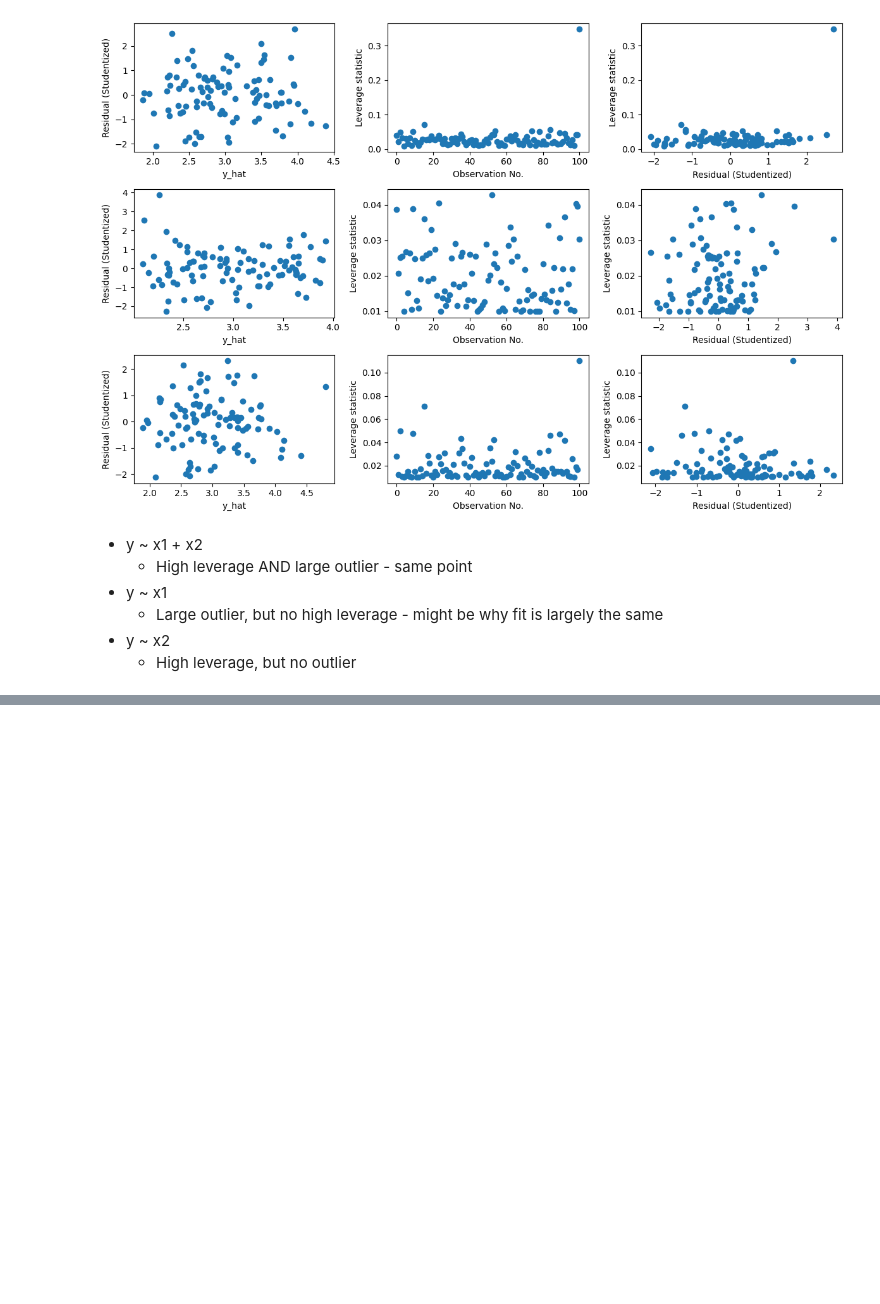
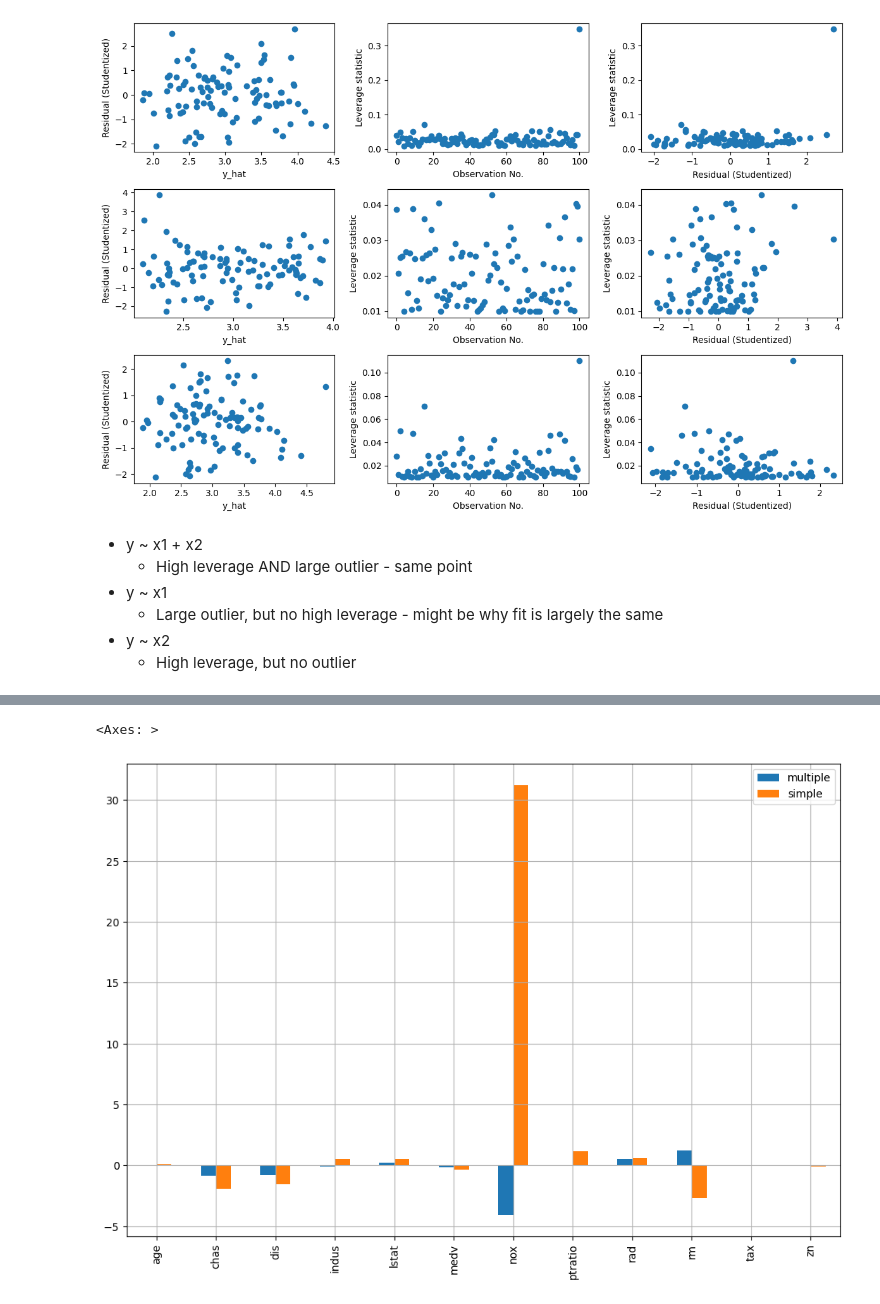
Before and after one commit to uggi121/ISLP_labs_applied, a Jupyter notebook: exercises_applied/Ch3.ipynb, the cells around one changed output, grey strips where cells are left out. Drawn from its saved outputs; the diff is of its cells as text; code cells hidden in the pictures; blank space fills up the shorter version.

```diff
--- a/exercises_applied/Ch3.ipynb
+++ b/exercises_applied/Ch3.ipynb
@@ -1409,0 +1438,17 @@ fig.tight_layout()
+# %%
+Boston = load_data('Boston')
+
+terms = [c for c in Boston.columns if c != 'crim']
+
+linear_models = [smf.ols(f"crim ~ {x}", data=Boston) for x in terms]
+linear_model_results = [lm.fit() for lm in linear_models]
+
+summary_df = pd.DataFrame(columns=['coef', 'std err', 't', 'P>|t|'])
+for term, result in zip(terms, linear_model_results):
+    summary_for_result = summarize(result)
+    for idx in summary_for_result.index:
+        if idx == 'Intercept':
+            continue
+        summary_df.loc[idx] = summary_for_result.loc[idx]
+
+summary_df
@@ -1409,0 +1471,7 @@ fig.tight_layout()
+# %%
+y = Boston['crim']
+X = Boston[terms]
+multiple_regression_model = sm.OLS(y, X)
+multiple_regression_result = multiple_regression_model.fit()
+multiple_regression_summary_df = summarize(multiple_regression_result)
+multiple_regression_summary_df
@@ -1409,0 +1535,7 @@ fig.tight_layout()
+# %%
+comparison_df = pd.DataFrame(columns=['coef', 'std err', 't', 'P>|t|'], index=pd.MultiIndex.from_product([terms, ['simple', 'multiple']]))
+for term in terms:
+    comparison_df.loc[pd.IndexSlice[term, 'simple']] = summary_df.loc[term]
+    comparison_df.loc[pd.IndexSlice[term, 'multiple']] = multiple_regression_summary_df.loc[term]
+
+comparison_df
@@ -1409,0 +1560,5 @@ fig.tight_layout()
+# %%
+comparison_df.coef.unstack().plot.bar(figsize=(12,8), grid=True)
+# %% [output]
+<Axes: >
+[figure, added]
```
Also changed, not shown: parts of 11 cells of this notebook.
